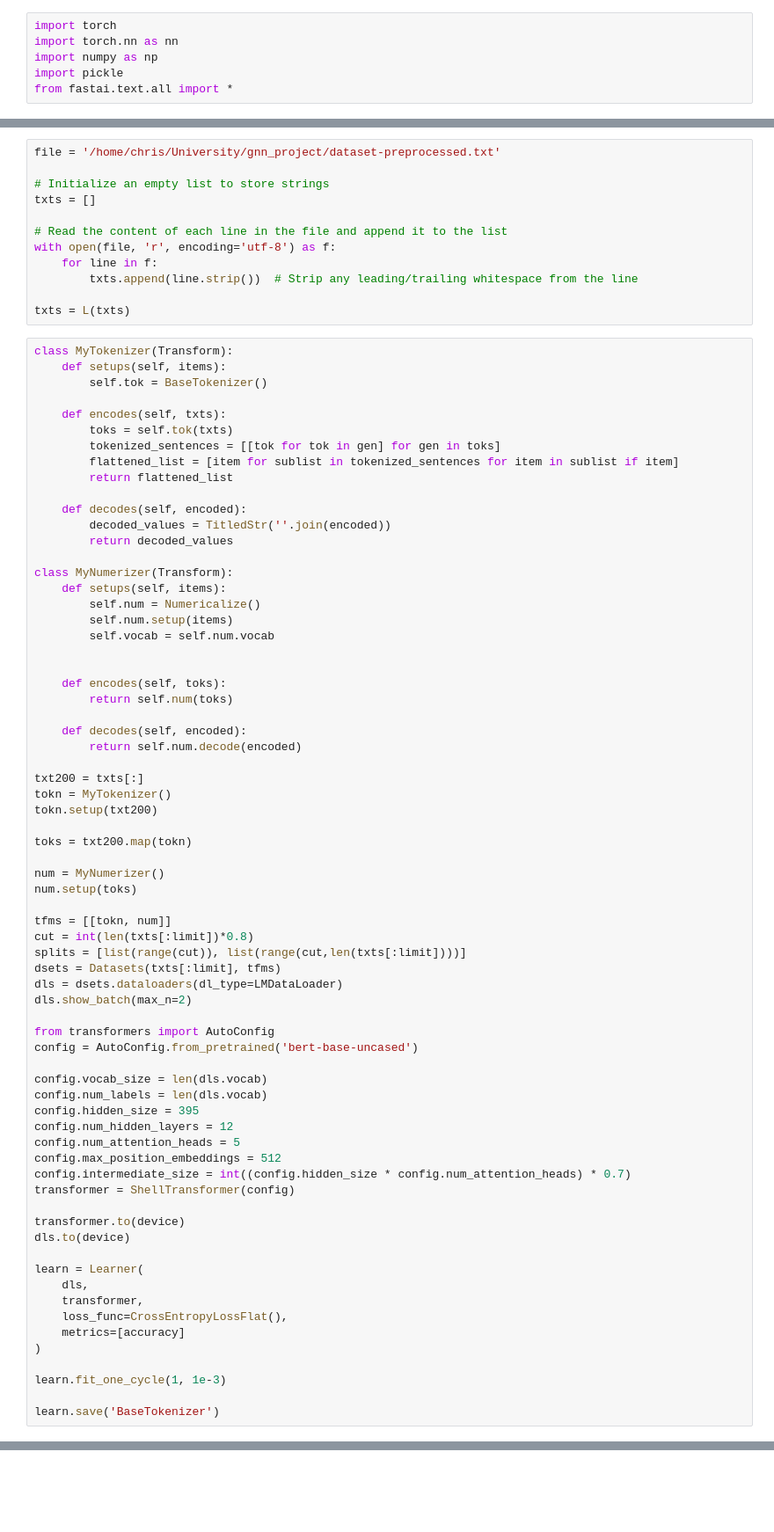
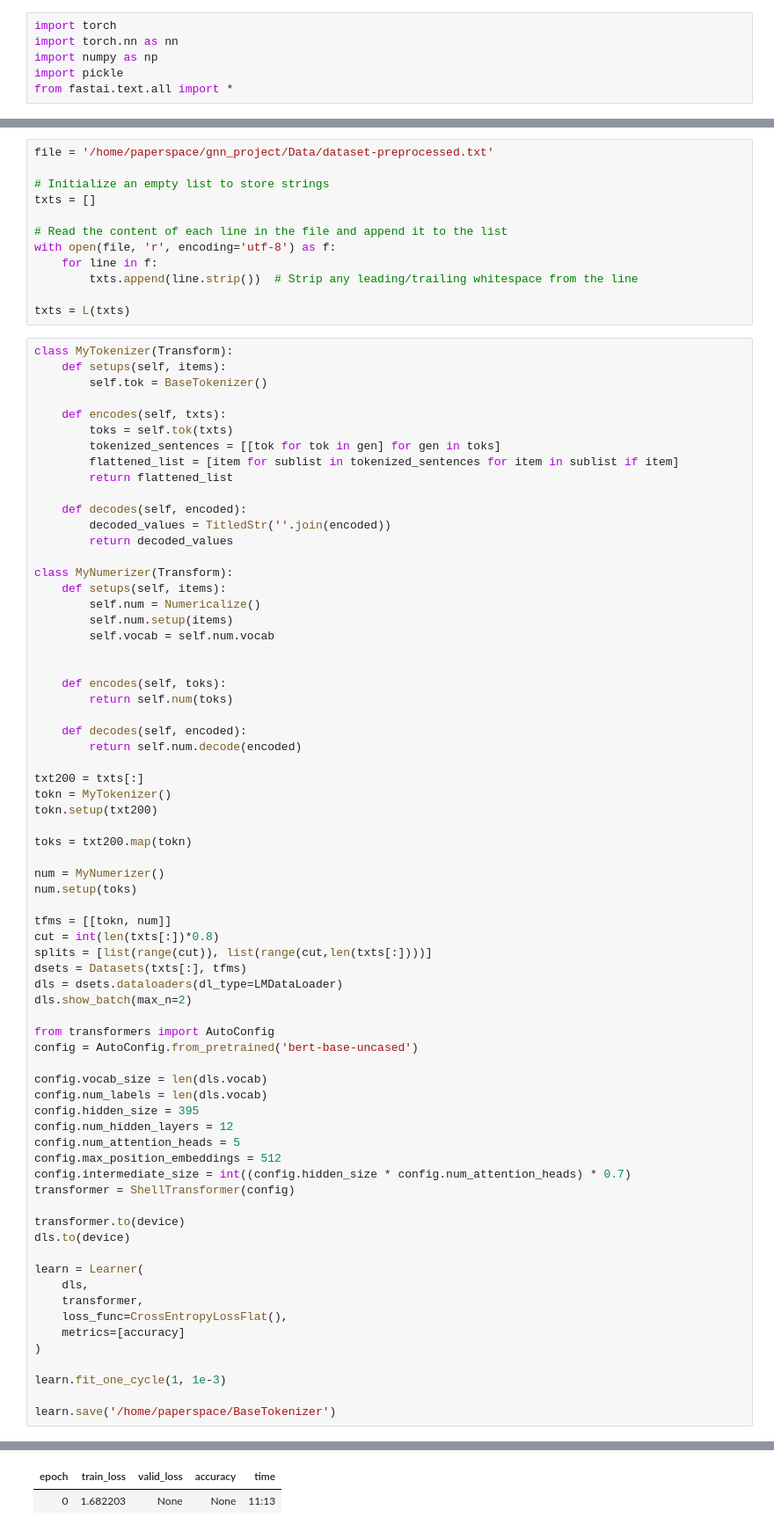
Before and after one commit to chTeut/gnn_project, a Jupyter notebook: FastAI/paperspace_run.ipynb, the cells around one changed output, grey strips where cells are left out. Shown at 88% size. Cells and saved outputs as stored; diff of their text form; blank space fills up the shorter version.

Commit message:
paperspace run

```diff
--- a/FastAI/paperspace_run.ipynb
+++ b/FastAI/paperspace_run.ipynb
@@ -133,7 +135,7 @@ class ShellTransformer(nn.Module):
         x = self.classifier(x)
         return x
 # %%
-file = '/home/chris/University/gnn_project/dataset-preprocessed.txt'
+file = '/home/paperspace/gnn_project/Data/dataset-preprocessed.txt'
 
 # Initialize an empty list to store strings
 txts = []
@@ -182,9 +184,9 @@ num = MyNumerizer()
 num.setup(toks)
 
 tfms = [[tokn, num]]
-cut = int(len(txts[:limit])*0.8)
-splits = [list(range(cut)), list(range(cut,len(txts[:limit])))]
-dsets = Datasets(txts[:limit], tfms)
+cut = int(len(txts[:])*0.8)
+splits = [list(range(cut)), list(range(cut,len(txts[:])))]
+dsets = Datasets(txts[:], tfms)
 dls = dsets.dataloaders(dl_type=LMDataLoader)
 dls.show_batch(max_n=2)
 
@@ -212,4 +214,5 @@ learn = Learner(
 
 learn.fit_one_cycle(1, 1e-3)
 
-learn.save('BaseTokenizer')
+learn.save('/home/paperspace/BaseTokenizer')
+# %% [output]
@@ -215,0 +222,2 @@ learn.save('BaseTokenizer')
+| epoch | train_loss | valid_loss | accuracy | time |
+| 0 | 1.682203 | None | None | 11:13 |
```
Also changed, not shown: parts of 6 cells of this notebook, 2 other files.
